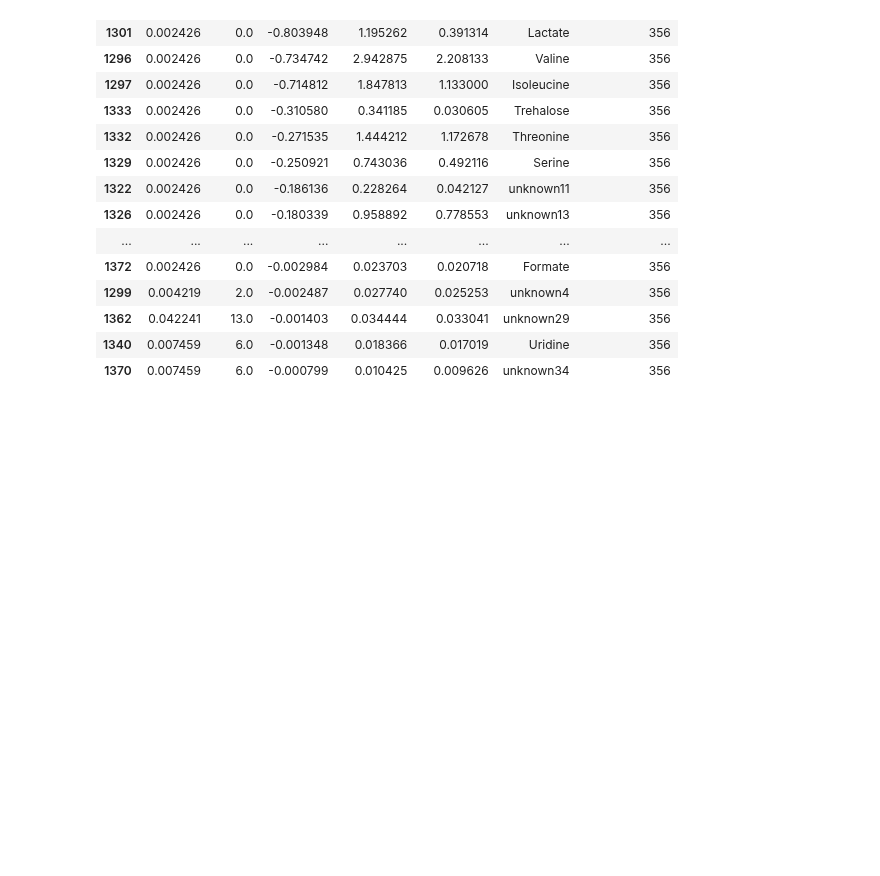
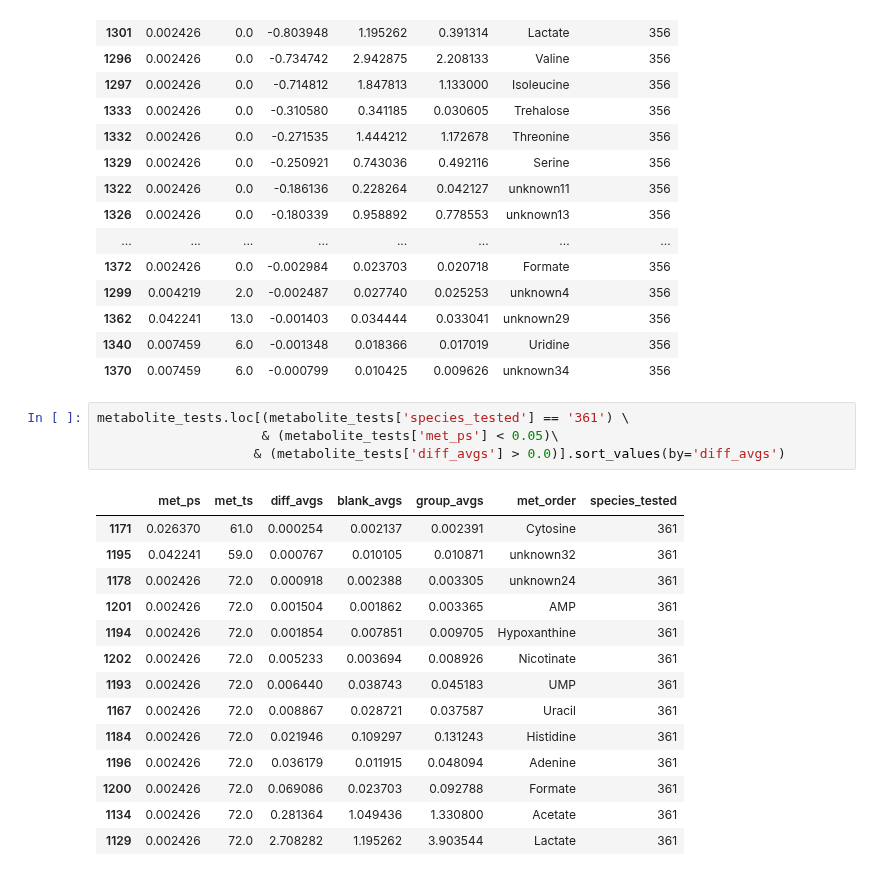
Before and after one commit to gregmedlock/asf_interactions, a Jupyter notebook: bin/CRAM_triangles_volcanoes.ipynb, the cells around one changed output. Saved outputs shown, nothing was run; the diff lists cells and outputs as text; blank space fills up the shorter version.

```diff
--- a/bin/CRAM_triangles_volcanoes.ipynb
+++ b/bin/CRAM_triangles_volcanoes.ipynb
@@ -791,4 +784,23 @@ metabolite_tests.loc[(metabolite_tests['species_tested'] == '356') \
 | 1362 | 0.042241 | 13.0 | -0.001403 | 0.034444 | 0.033041 | unknown29 | 356 |
 | 1340 | 0.007459 | 6.0 | -0.001348 | 0.018366 | 0.017019 | Uridine | 356 |
 | 1370 | 0.007459 | 6.0 | -0.000799 | 0.010425 | 0.009626 | unknown34 | 356 |
+# %%
+metabolite_tests.loc[(metabolite_tests['species_tested'] == '361') \
+                     & (metabolite_tests['met_ps'] < 0.05)\
+                    & (metabolite_tests['diff_avgs'] > 0.0)].sort_values(by='diff_avgs')
+# %% [output]
+|  | met_ps | met_ts | diff_avgs | blank_avgs | group_avgs | met_order | species_tested |
+| 1171 | 0.026370 | 61.0 | 0.000254 | 0.002137 | 0.002391 | Cytosine | 361 |
+| 1195 | 0.042241 | 59.0 | 0.000767 | 0.010105 | 0.010871 | unknown32 | 361 |
+| 1178 | 0.002426 | 72.0 | 0.000918 | 0.002388 | 0.003305 | unknown24 | 361 |
+| 1201 | 0.002426 | 72.0 | 0.001504 | 0.001862 | 0.003365 | AMP | 361 |
+| 1194 | 0.002426 | 72.0 | 0.001854 | 0.007851 | 0.009705 | Hypoxanthine | 361 |
+| 1202 | 0.002426 | 72.0 | 0.005233 | 0.003694 | 0.008926 | Nicotinate | 361 |
+| 1193 | 0.002426 | 72.0 | 0.006440 | 0.038743 | 0.045183 | UMP | 361 |
+| 1167 | 0.002426 | 72.0 | 0.008867 | 0.028721 | 0.037587 | Uracil | 361 |
+| 1184 | 0.002426 | 72.0 | 0.021946 | 0.109297 | 0.131243 | Histidine | 361 |
+| 1196 | 0.002426 | 72.0 | 0.036179 | 0.011915 | 0.048094 | Adenine | 361 |
+| 1200 | 0.002426 | 72.0 | 0.069086 | 0.023703 | 0.092788 | Formate | 361 |
+| 1134 | 0.002426 | 72.0 | 0.281364 | 1.049436 | 1.330800 | Acetate | 361 |
+| 1129 | 0.002426 | 72.0 | 2.708282 | 1.195262 | 3.903544 | Lactate | 361 |
 # %%
```
Also changed, not shown: parts of 3 cells of this notebook, 8 other files.
